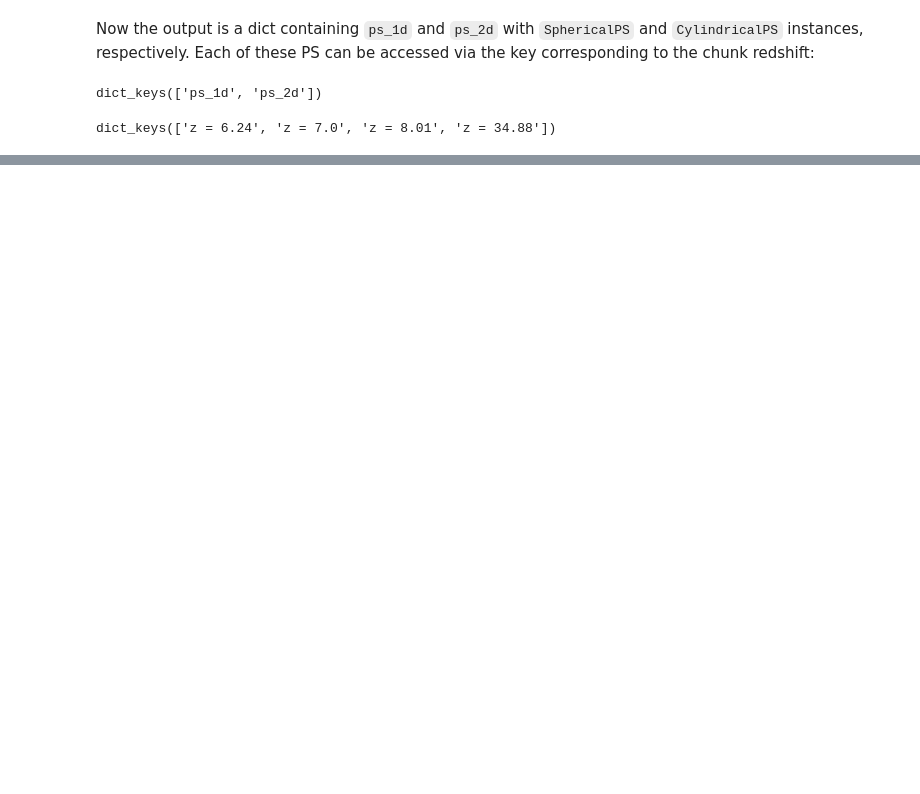
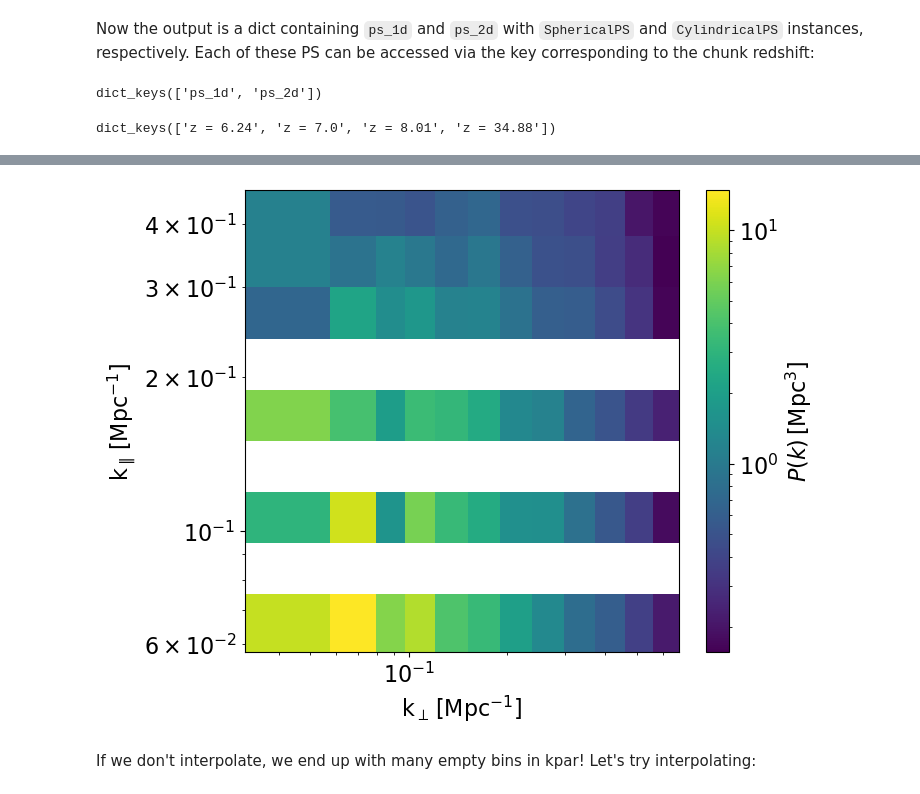
Before and after one commit to 21cmfast/tuesday, a Jupyter notebook: docs/tutorials/computing_and_plotting_power_spectra.ipynb, the cells around one changed output, grey strips where cells are left out. Cells and saved outputs as stored; diff of their text form; code cells hidden in the pictures; blank space fills up the shorter version.

```diff
--- a/docs/tutorials/computing_and_plotting_power_spectra.ipynb
+++ b/docs/tutorials/computing_and_plotting_power_spectra.ipynb
@@ -170,0 +164,23 @@ ax = plot_power_spectrum(
+# %%
+ps = calculate_ps_lc(
+    lc * un.dimensionless_unscaled,
+    box_length=200.0 * un.Mpc,
+    lc_redshifts=lc_redshifts,
+    ps_redshifts=[6, 7, 8, 35],
+    calc_2d=True,
+    calc_1d=True,
+    delta=None,
+    transform_ps2d=bin_kpar(bins_kpar = 10, log_kpar = True, interp_kpar = False)
+)
+# %%
+ax = plot_power_spectrum(
+    ps["ps_2d"][key],
+    logx=True,
+    logy=True,
+    logc=True,
+)
+# %% [output]
+[figure, added]
+# %% [markdown]
+If we don't interpolate, we end up with many empty bins in kpar!
+Let's try interpolating:
```
Also changed, not shown: parts of 10 cells of this notebook, 5 other files.
